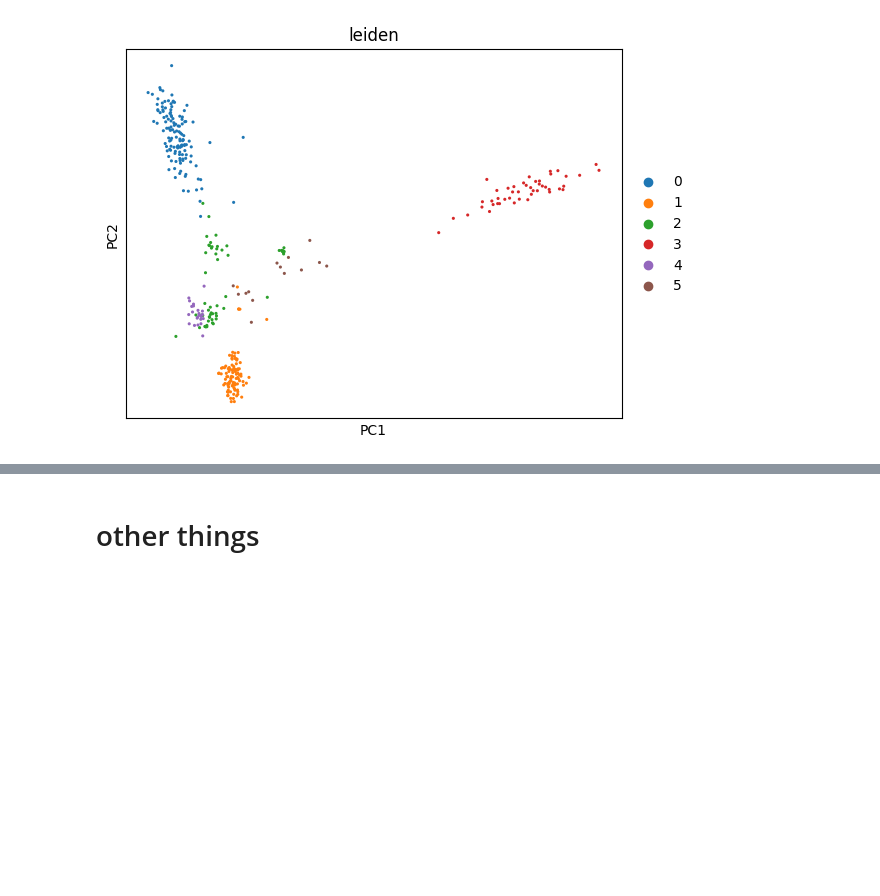
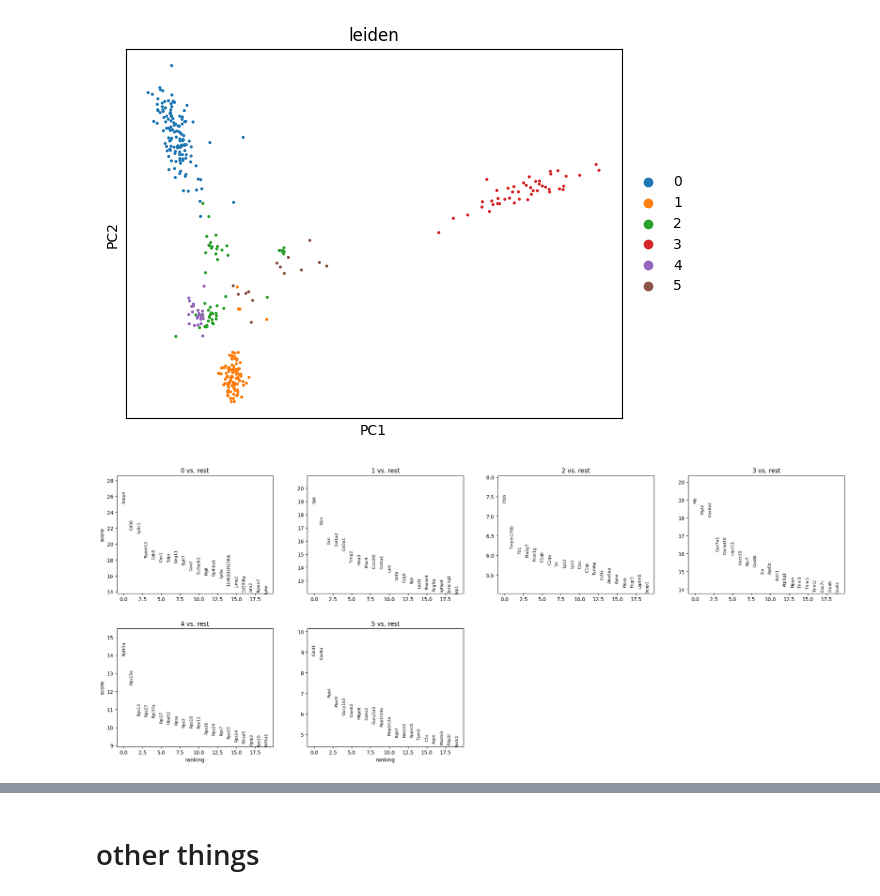
Before and after one commit to arcotan/single-cell-data-analysis, a Jupyter notebook: scanpy/no_preprocess.ipynb, the cells around one changed output, grey strips where cells are left out. Cells and saved outputs as stored; diff of their text form; code cells hidden in the pictures; blank space fills up the shorter version.

```diff
--- a/scanpy/no_preprocess.ipynb
+++ b/scanpy/no_preprocess.ipynb
@@ -26,3 +26,8 @@ sc.tl.leiden(adata, resolution=0.1)
 sc.pl.pca(adata, color=['leiden'], size=20)
 # %% [output]
 [figure]
+# %%
+sc.tl.rank_genes_groups(adata, 'leiden', method='t-test') # method='wilcoxon' method='logreg'
+sc.pl.rank_genes_groups(adata, n_genes=20, sharey=False)
+# %% [output]
+[figure, added]
```
Also changed, not shown: parts of 5 cells of this notebook.
